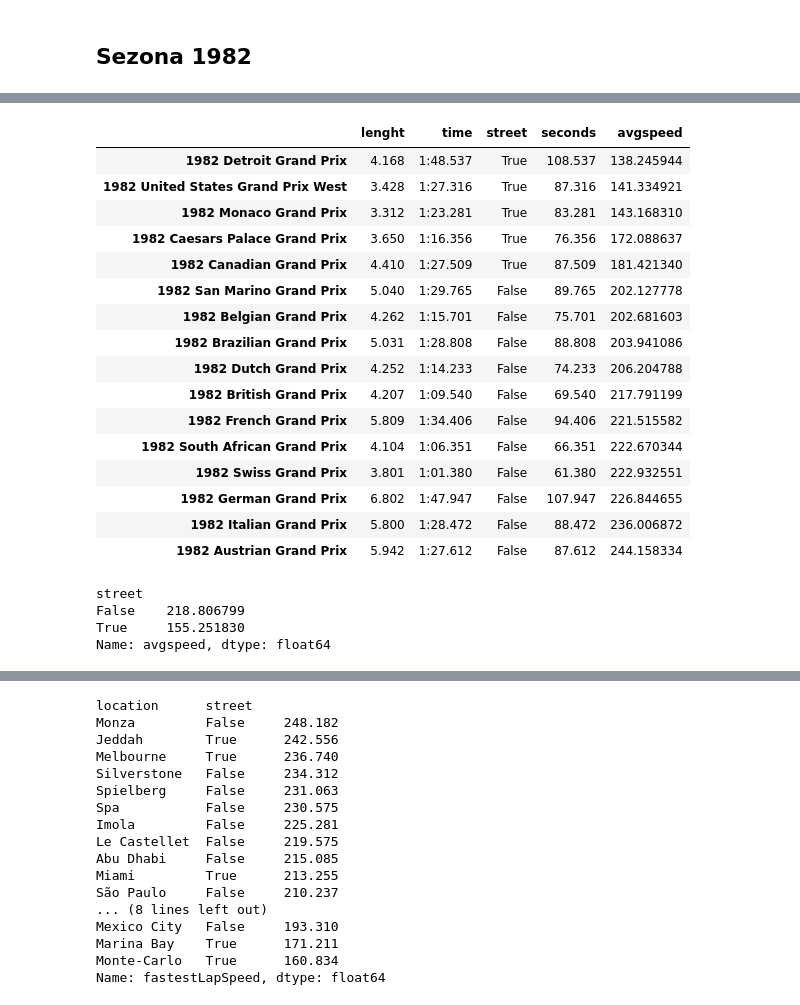
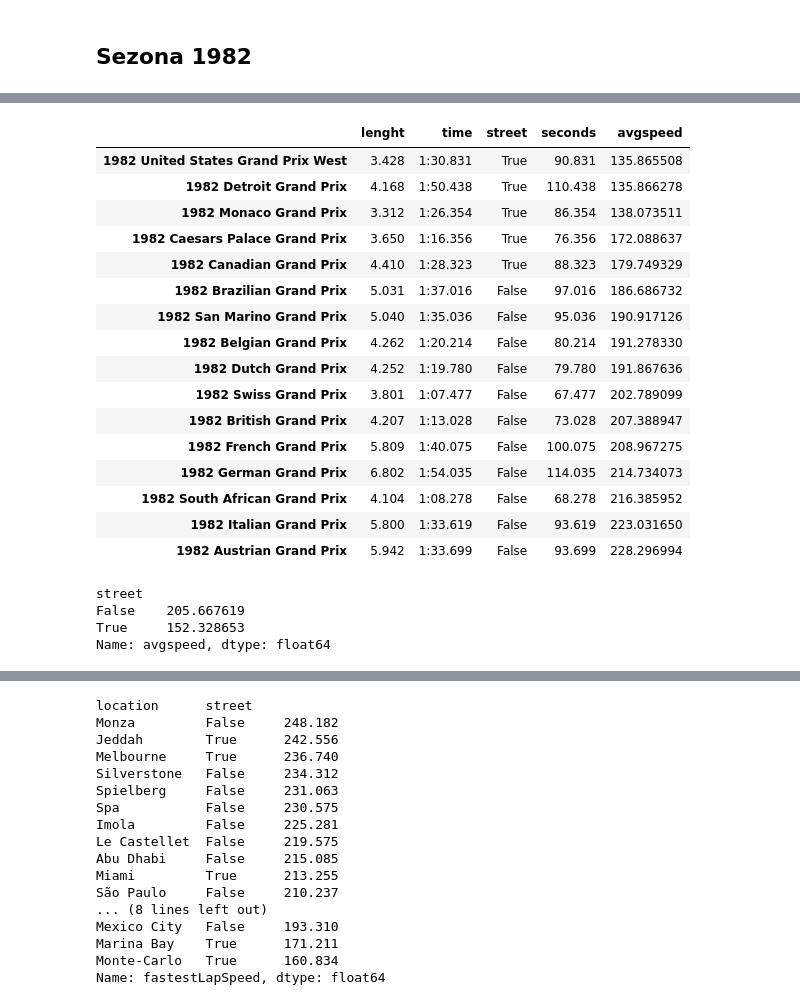
Before and after one commit to DataRozhlas/f1-kalendar-2023, a Jupyter notebook: Kalendář F1 2023.ipynb, the cells around one changed output, grey strips where cells are left out. Saved outputs shown, nothing was run; the diff lists cells and outputs as text; code cells hidden in the pictures.

```diff
--- a/Kalendář F1 2023.ipynb
+++ b/Kalendář F1 2023.ipynb
@@ -1673,2 +1590,21 @@ sezona1982 = {
 }
+# %%
+sezona1982_fl = {
+    "1982 South African Grand Prix": [4.104, "1:08.278", False],
+    "1982 Brazilian Grand Prix": [5.031, "1:37.016", False],
+    "1982 United States Grand Prix West": [3.428, "1:30.831", True],
+    "1982 San Marino Grand Prix": [5.040, "1:35.036", False],
+    "1982 Belgian Grand Prix": [4.262, "1:20.214", False],
+    "1982 Monaco Grand Prix": [3.312, "1:26.354", True],
+    "1982 Detroit Grand Prix": [4.168, "1:50.438", True],
+    "1982 Canadian Grand Prix": [4.410, "1:28.323", True],
+    "1982 Dutch Grand Prix": [4.252, "1:19.780", False],
+    "1982 British Grand Prix": [4.207, "1:13.028", False],
+    "1982 French Grand Prix": [5.809, "1:40.075", False],
+    "1982 German Grand Prix": [6.802, "1:54.035", False],
+    "1982 Austrian Grand Prix": [5.942, "1:33.699", False],
+    "1982 Swiss Grand Prix": [3.801, "1:07.477", False],
+    "1982 Italian Grand Prix": [5.800, "1:33.619", False],
+    "1982 Caesars Palace Grand Prix": [3.650, "1:16.356", True]
+}
 # %%
@@ -1676,3 +1612,5 @@ sezona1982 = pd.DataFrame.from_dict(sezona1982, orient="index", columns=["lenght
+# %%
+sezona1982_fl = pd.DataFrame.from_dict(sezona1982_fl, orient="index", columns=["lenght", "time", "street"])
 # %%
 def secondize(x):
     min = float(x.split(":")[0])
@@ -1684,29 +1642,29 @@ sezona1982["seconds"] = sezona1982["time"].astype(str).apply(lambda x: secondize
 # %%
-sezona1982["avgspeed"] = sezona1982["lenght"] / sezona1982["seconds"] * 3600
+sezona1982_fl["seconds"] = sezona1982_fl["time"].astype(str).apply(lambda x: secondize(x))
+sezona1982_fl["avgspeed"] = sezona1982_fl["lenght"] / sezona1982_fl["seconds"] * 3600
+sezona1982_fl.sort_values(by="avgspeed")
+# %% [output]
+|  | lenght | time | street | seconds | avgspeed |
+| 1982 United States Grand Prix West | 3.428 | 1:30.831 | True | 90.831 | 135.865508 |
+| 1982 Detroit Grand Prix | 4.168 | 1:50.438 | True | 110.438 | 135.866278 |
+| 1982 Monaco Grand Prix | 3.312 | 1:26.354 | True | 86.354 | 138.073511 |
+| 1982 Caesars Palace Grand Prix | 3.650 | 1:16.356 | True | 76.356 | 172.088637 |
+| 1982 Canadian Grand Prix | 4.410 | 1:28.323 | True | 88.323 | 179.749329 |
+| 1982 Brazilian Grand Prix | 5.031 | 1:37.016 | False | 97.016 | 186.686732 |
+| 1982 San Marino Grand Prix | 5.040 | 1:35.036 | False | 95.036 | 190.917126 |
+| 1982 Belgian Grand Prix | 4.262 | 1:20.214 | False | 80.214 | 191.278330 |
+| 1982 Dutch Grand Prix | 4.252 | 1:19.780 | False | 79.780 | 191.867636 |
+| 1982 Swiss Grand Prix | 3.801 | 1:07.477 | False | 67.477 | 202.789099 |
+| 1982 British Grand Prix | 4.207 | 1:13.028 | False | 73.028 | 207.388947 |
+| 1982 French Grand Prix | 5.809 | 1:40.075 | False | 100.075 | 208.967275 |
+| 1982 German Grand Prix | 6.802 | 1:54.035 | False | 114.035 | 214.734073 |
+| 1982 South African Grand Prix | 4.104 | 1:08.278 | False | 68.278 | 216.385952 |
+| 1982 Italian Grand Prix | 5.800 | 1:33.619 | False | 93.619 | 223.031650 |
+| 1982 Austrian Grand Prix | 5.942 | 1:33.699 | False | 93.699 | 228.296994 |
-# %%
-sezona1982.sort_values(by="avgspeed")
-# %% [output]
-|  | lenght | time | street | seconds | avgspeed |
-| 1982 Detroit Grand Prix | 4.168 | 1:48.537 | True | 108.537 | 138.245944 |
-| 1982 United States Grand Prix West | 3.428 | 1:27.316 | True | 87.316 | 141.334921 |
-| 1982 Monaco Grand Prix | 3.312 | 1:23.281 | True | 83.281 | 143.168310 |
-| 1982 Caesars Palace Grand Prix | 3.650 | 1:16.356 | True | 76.356 | 172.088637 |
-| 1982 Canadian Grand Prix | 4.410 | 1:27.509 | True | 87.509 | 181.421340 |
-| 1982 San Marino Grand Prix | 5.040 | 1:29.765 | False | 89.765 | 202.127778 |
-| 1982 Belgian Grand Prix | 4.262 | 1:15.701 | False | 75.701 | 202.681603 |
-| 1982 Brazilian Grand Prix | 5.031 | 1:28.808 | False | 88.808 | 203.941086 |
-| 1982 Dutch Grand Prix | 4.252 | 1:14.233 | False | 74.233 | 206.204788 |
-| 1982 British Grand Prix | 4.207 | 1:09.540 | False | 69.540 | 217.791199 |
-| 1982 French Grand Prix | 5.809 | 1:34.406 | False | 94.406 | 221.515582 |
-| 1982 South African Grand Prix | 4.104 | 1:06.351 | False | 66.351 | 222.670344 |
-| 1982 Swiss Grand Prix | 3.801 | 1:01.380 | False | 61.380 | 222.932551 |
-| 1982 German Grand Prix | 6.802 | 1:47.947 | False | 107.947 | 226.844655 |
-| 1982 Italian Grand Prix | 5.800 | 1:28.472 | False | 88.472 | 236.006872 |
-| 1982 Austrian Grand Prix | 5.942 | 1:27.612 | False | 87.612 | 244.158334 |
 # %%
-sezona1982.groupby("street")["avgspeed"].mean()
+sezona1982_fl.groupby("street")["avgspeed"].mean()
 # %% [output]
 street
-False    218.806799
-True     155.251830
+False    205.667619
+True     152.328653
 Name: avgspeed, dtype: float64
```
Also changed, not shown: parts of 104 cells of this notebook, 4 other files.
